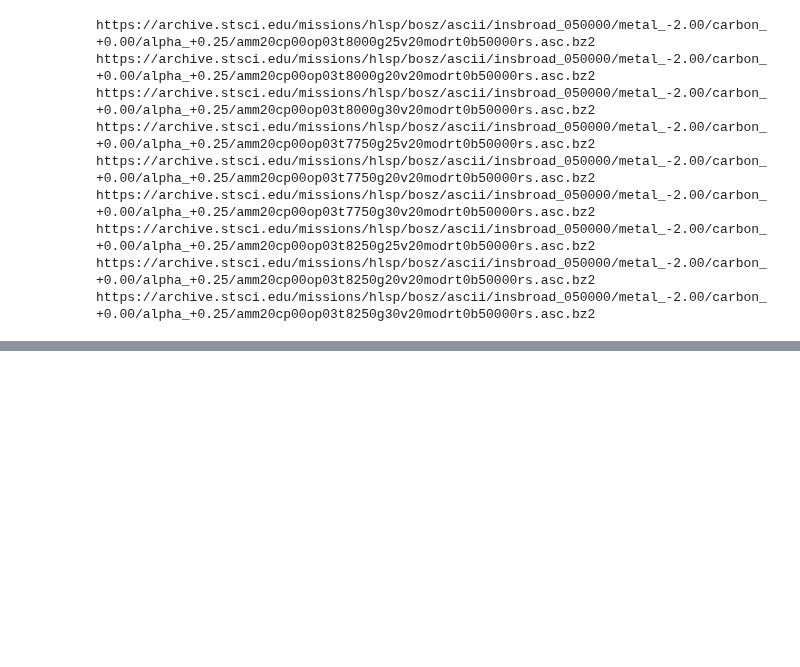
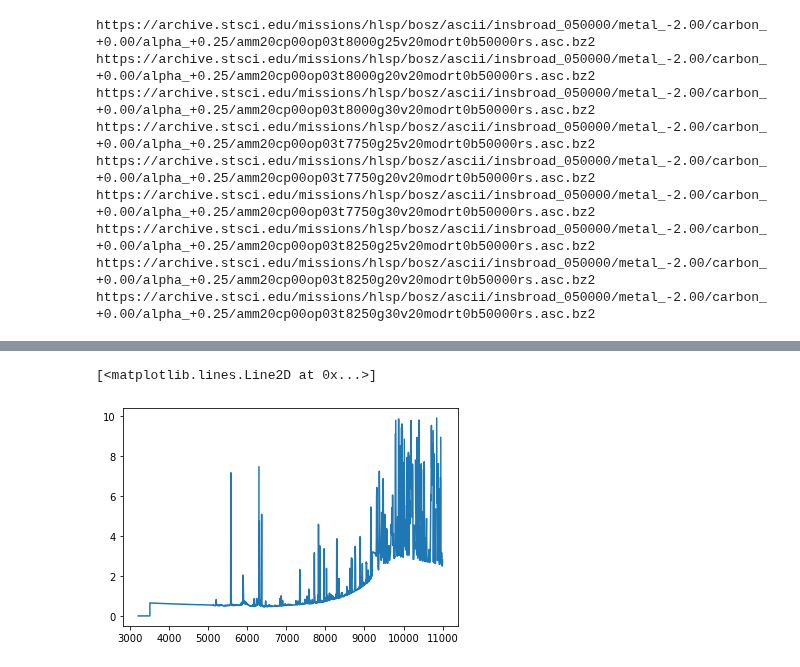
Before and after one commit to ViskaWei/LV, a Jupyter notebook: nb/fisher_viska.ipynb, the cells around one changed output, grey strips where cells are left out. Cells and saved outputs as stored; diff of their text form; code cells hidden in the pictures; blank space fills up the shorter version.

```diff
--- a/nb/fisher_viska.ipynb
+++ b/nb/fisher_viska.ipynb
@@ -61,0 +126,5 @@ sigma_z=0.32
+# %%
+plt.plot(*f.sky.T)
+# %% [output]
+[<matplotlib.lines.Line2D at 0x...>]
+[figure, added]
```
Also changed, not shown: parts of 19 cells of this notebook, 6 other files.
